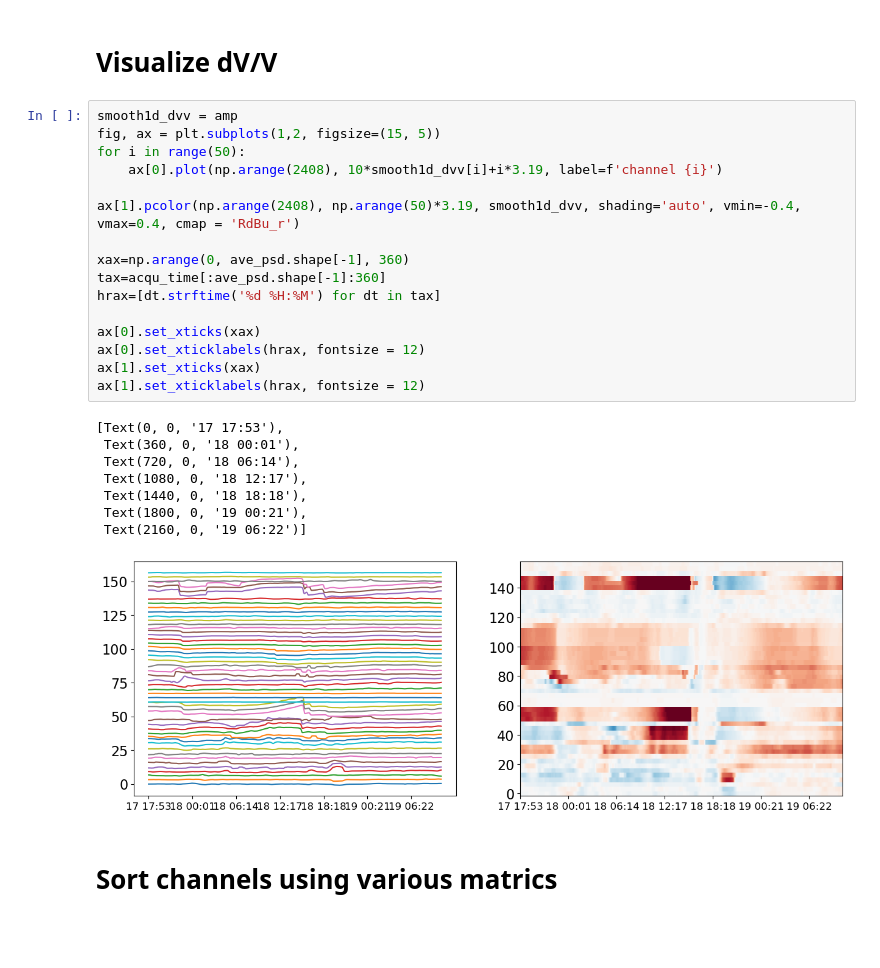
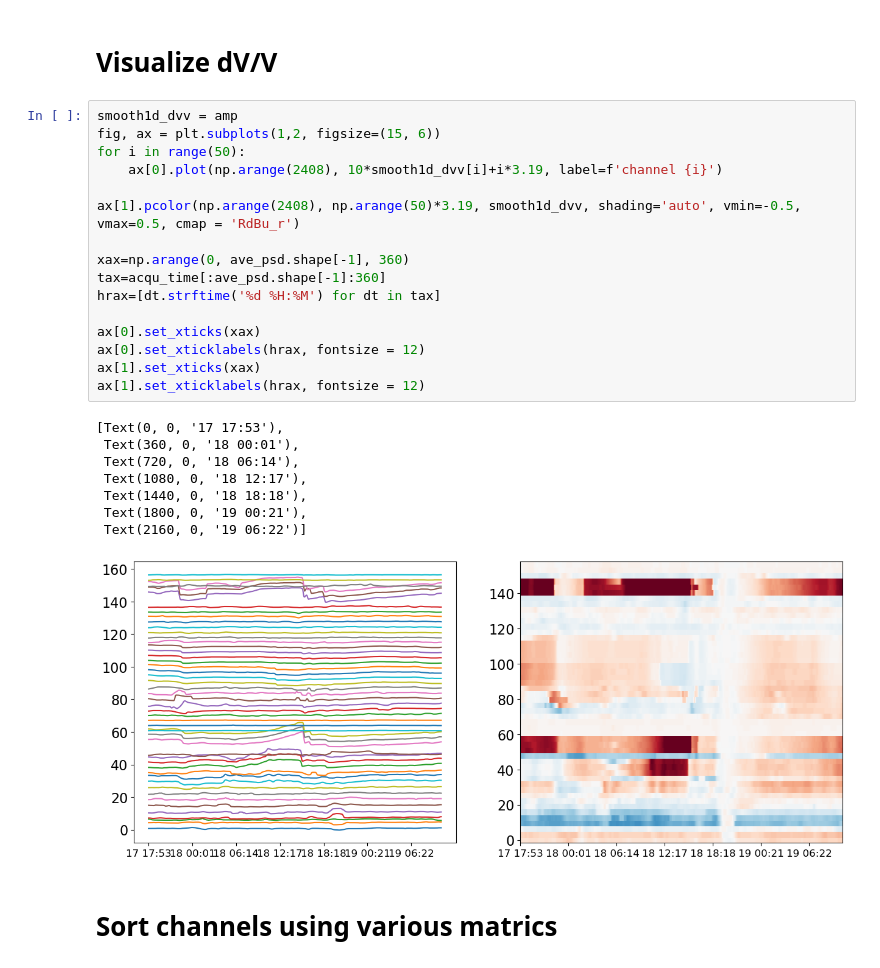
Before and after one commit to Denolle-Lab/FarmDAS, a Jupyter notebook: dvv_and_model/Fig3_spatial_damage.ipynb, the cells around one changed output. Saved outputs shown, nothing was run; the diff lists cells and outputs as text; blank space fills up the shorter version.

```diff
--- a/dvv_and_model/Fig3_spatial_damage.ipynb
+++ b/dvv_and_model/Fig3_spatial_damage.ipynb
@@ -164,29 +164,29 @@ variability = np.fabs(np.nanmean(trim_inb[:, :30], axis=1) - np.nanmean(trim_inb
 # Visualize dV/V
 # %%
 smooth1d_dvv = amp
-fig, ax = plt.subplots(1,2, figsize=(15, 5))
+fig, ax = plt.subplots(1,2, figsize=(15, 6))
 for i in range(50):
     ax[0].plot(np.arange(2408), 10*smooth1d_dvv[i]+i*3.19, label=f'channel {i}')
 
-ax[1].pcolor(np.arange(2408), np.arange(50)*3.19, smooth1d_dvv, shading='auto', vmin=-0.4, vmax=0.4, cmap = 'RdBu_r')
+ax[1].pcolor(np.arange(2408), np.arange(50)*3.19, smooth1d_dvv, shading='auto', vmin=-0.5, vmax=0.5, cmap = 'RdBu_r')
 
 xax=np.arange(0, ave_psd.shape[-1], 360)
 tax=acqu_time[:ave_psd.shape[-1]:360]
 hrax=[dt.strftime('%d %H:%M') for dt in tax]
 
 ax[0].set_xticks(xax)
 ax[0].set_xticklabels(hrax, fontsize = 12)
 ax[1].set_xticks(xax)
 ax[1].set_xticklabels(hrax, fontsize = 12)
 # %% [output]
 [Text(0, 0, '17 17:53'),
  Text(360, 0, '18 00:01'),
  Text(720, 0, '18 06:14'),
  Text(1080, 0, '18 12:17'),
  Text(1440, 0, '18 18:18'),
  Text(1800, 0, '19 00:21'),
  Text(2160, 0, '19 06:22')]
-[figure, old version]
+[figure, new version]
 # %% [markdown]
 # Sort channels using various matrics
 # %%
```
Also changed, not shown: parts of 4 cells of this notebook, 6 other files.
